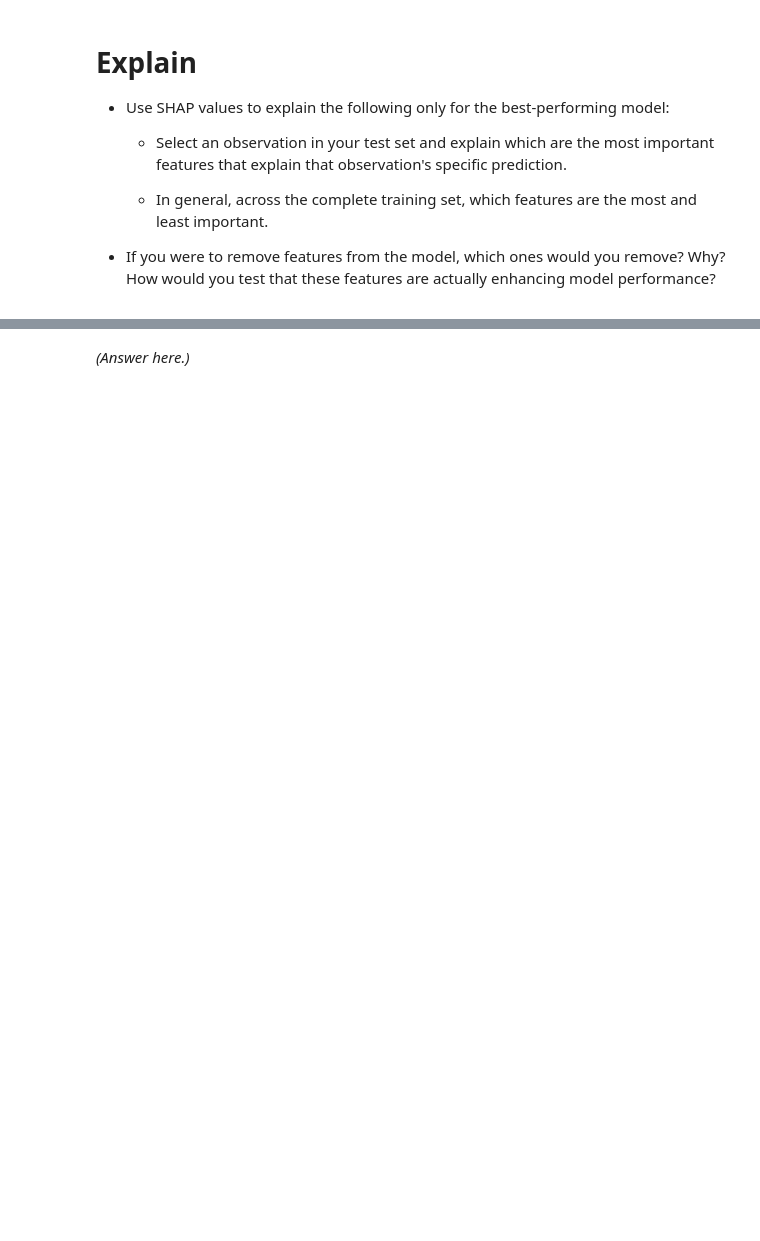
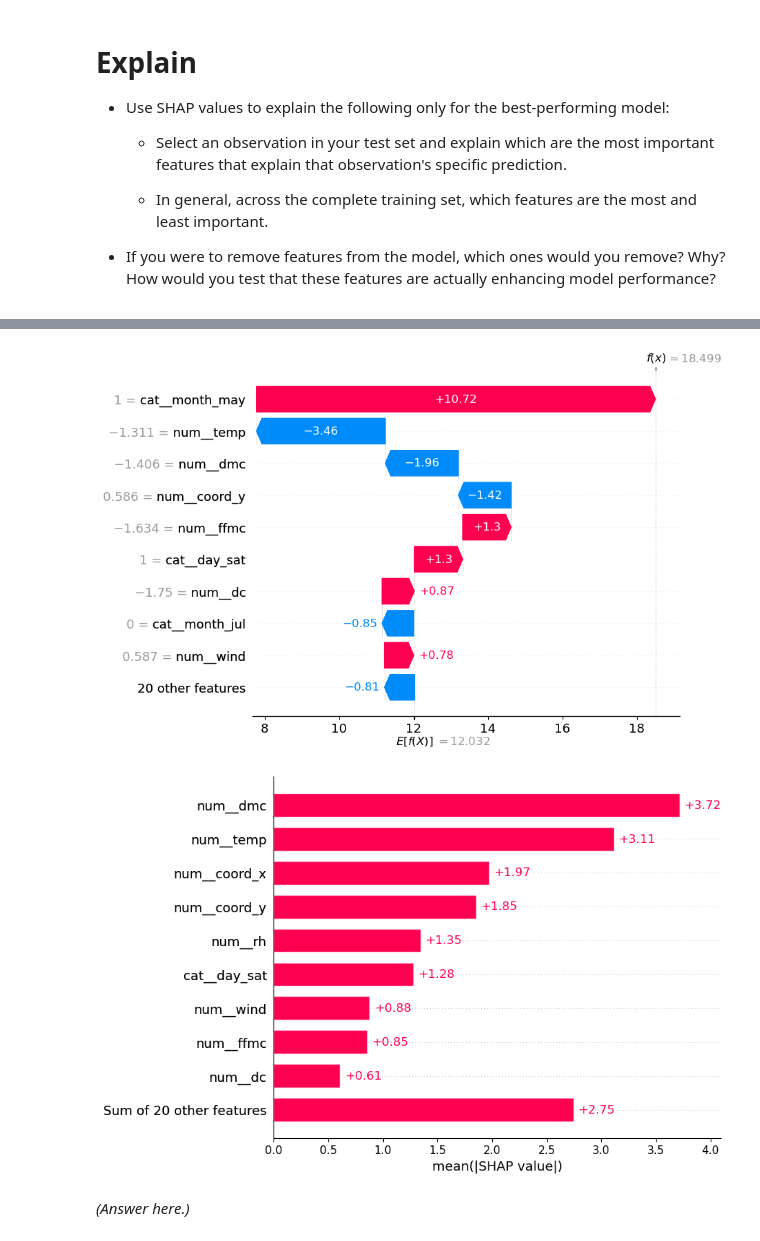
Before and after one commit to UofT-DSI/production, a Jupyter notebook: 02_activities/assignments/assignment_2.ipynb, the cells around one changed output, grey strips where cells are left out. Drawn from its saved outputs; the diff is of its cells as text; code cells hidden in the pictures; blank space fills up the shorter version.

```diff
--- a/02_activities/assignments/assignment_2.ipynb
+++ b/02_activities/assignments/assignment_2.ipynb
@@ -81,3 +134,6 @@ Create the features data frame and target data.
+# %%
+X = fires_dt.drop(columns=['area'])  # features
+y = fires_dt['area']  # target
 # %% [markdown]
 # Preprocessing
 
@@ -149,3 +264,20 @@ Create a [model pipeline](https://scikit-learn.org/stable/modules/generated/skle
 # Export
 
 + Save the best performing model to a pickle file.
+# %%
+from sklearn.model_selection import train_test_split
+from sklearn.metrics import mean_squared_error
+
+X_train, X_test, y_train, y_test = train_test_split(X, y, random_state=42)
+
+# Fit all
+grid_A.fit(X_train, y_train)
+grid_B.fit(X_train, y_train)
+grid_C.fit(X_train, y_train)
+grid_D.fit(X_train, y_train)
+
+# Evaluate
+print("A:", mean_squared_error(y_test, grid_A.predict(X_test)))
+print("B:", mean_squared_error(y_test, grid_B.predict(X_test)))
+print("C:", mean_squared_error(y_test, grid_C.predict(X_test)))
+print("D:", mean_squared_error(y_test, grid_D.predict(X_test)))
@@ -159,3 +301,37 @@ Create a [model pipeline](https://scikit-learn.org/stable/modules/generated/skle
     - In general, across the complete training set, which features are the most and least important.
 
 + If you were to remove features from the model, which ones would you remove? Why? How would you test that these features are actually enhancing model performance?
+# %%
+import shap
+
+
+X_test_transformed = grid_D.best_estimator_.named_steps['prep'].transform(X_test)
+
+
+rf_model = grid_D.best_estimator_.named_steps['reg']
+
+
+explainer = shap.TreeExplainer(rf_model)
+shap_values = explainer.shap_values(X_test_transformed)
+
+
+shap.initjs()
+
+
+explanation_one = shap.Explanation(
+    values=shap_values[0],
+    base_values=explainer.expected_value,
+    data=X_test_transformed[0],
+    feature_names=grid_D.best_estimator_.named_steps['prep'].get_feature_names_out()
+)
+shap.plots.waterfall(explanation_one)
+
+
+explanation_all = shap.Explanation(
+    values=shap_values,
+    base_values=explainer.expected_value,
+    data=X_test_transformed,
+    feature_names=grid_D.best_estimator_.named_steps['prep'].get_feature_names_out()
+)
+shap.plots.bar(explanation_all)
+# %% [output]
@@ -162,2 +339,4 @@ Create a [model pipeline](https://scikit-learn.org/stable/modules/generated/skle
+[figure, added]
+[figure, added]
 # %% [markdown]
 *(Answer here.)*
```
Also changed, not shown: parts of 17 cells of this notebook.
